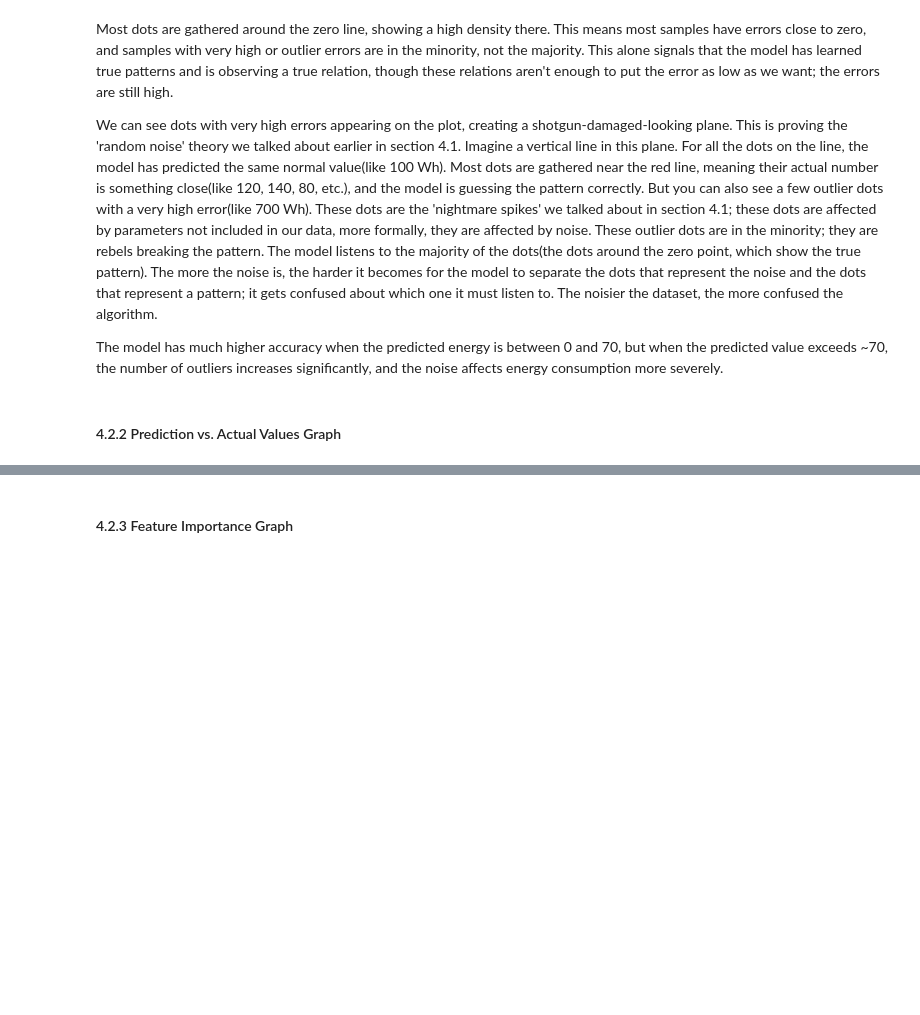
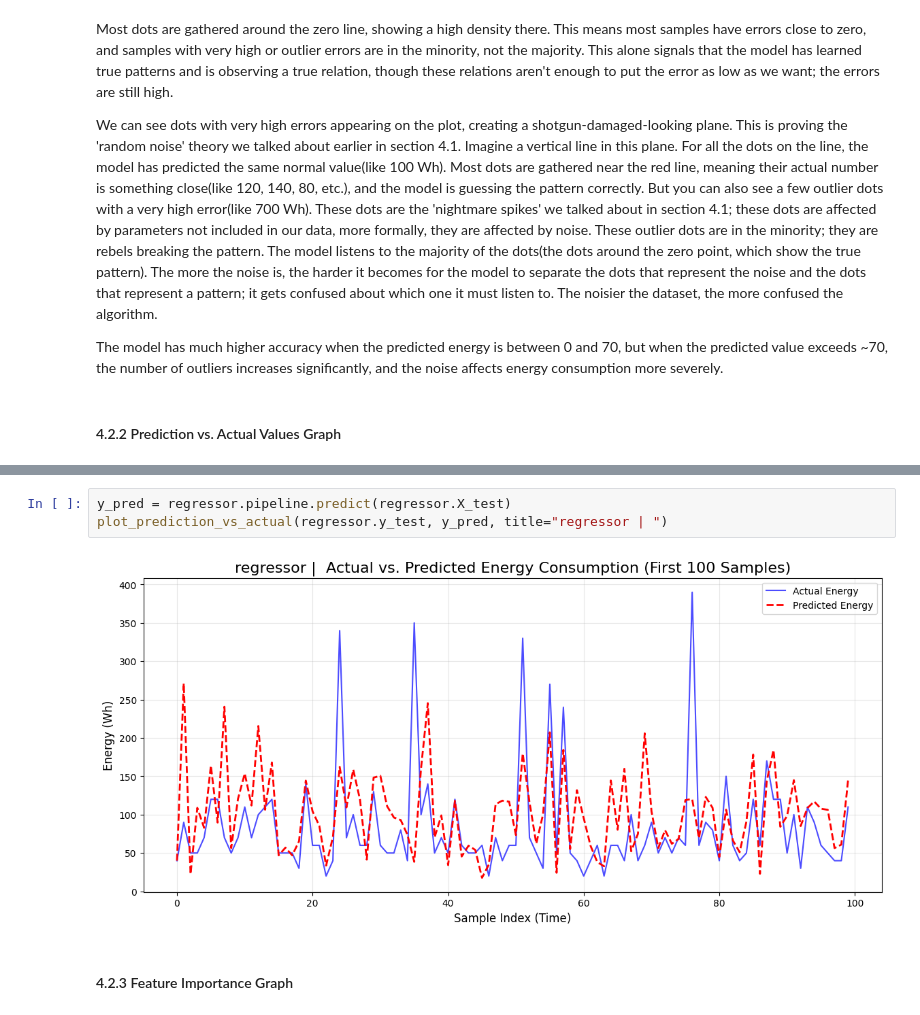
Before and after one commit to KayloPortal/kaggle_appliances_energy_prediction, a Jupyter notebook: experiment.ipynb, the cells around one changed output, grey strips where cells are left out. Drawn from its saved outputs; the diff is of its cells as text; blank space fills up the shorter version.

```diff
--- a/experiment.ipynb
+++ b/experiment.ipynb
@@ -797,3 +803,8 @@ plot_prediction_vs_actual(ridge.y_test, y_pred)
+# %%
+y_pred = regressor.pipeline.predict(regressor.X_test)
+plot_prediction_vs_actual(regressor.y_test, y_pred, title="regressor | ")
+# %% [output]
+[figure, added]
 # %% [markdown]
 #### 4.2.3 Feature Importance Graph
 # %%
```
Also changed, not shown: parts of 3 cells of this notebook.
